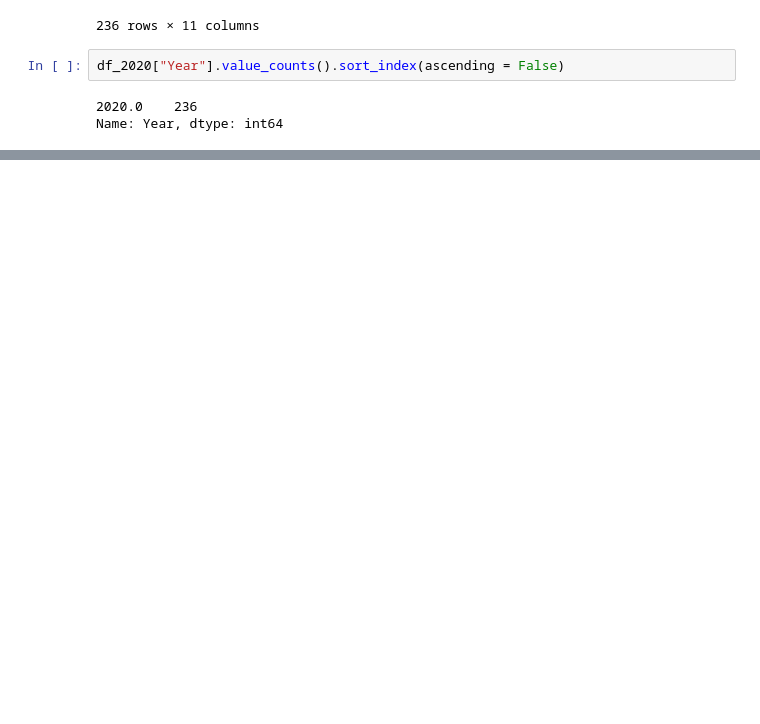
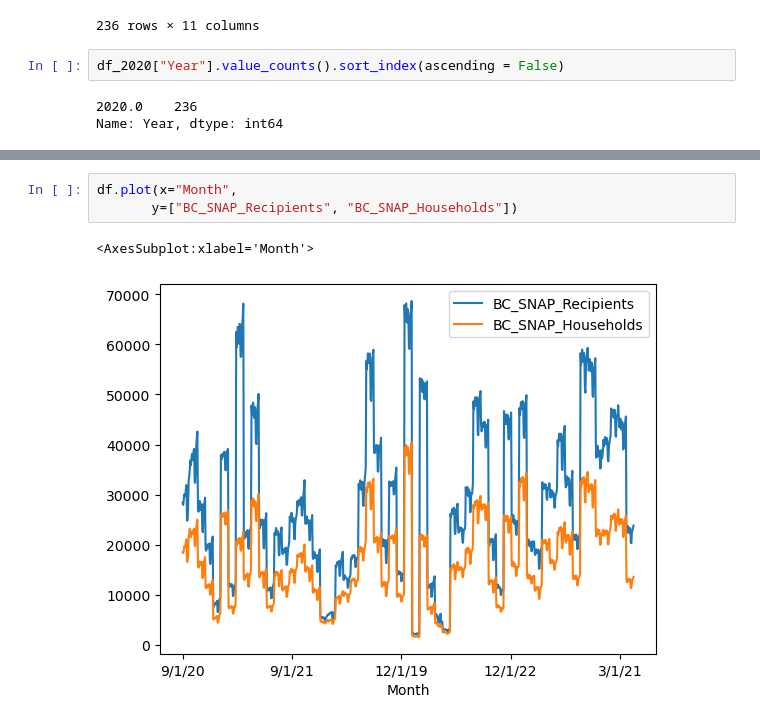
Before and after one commit to arubybonilla/2023-asam-benefits, a Jupyter notebook: 2023-asam-benefits-analysis-smail-bonilla.ipynb, the cells around one changed output, grey strips where cells are left out. Saved outputs shown, nothing was run; the diff lists cells and outputs as text; blank space fills up the shorter version.

```diff
--- a/2023-asam-benefits-analysis-smail-bonilla.ipynb
+++ b/2023-asam-benefits-analysis-smail-bonilla.ipynb
@@ -400,0 +419,6 @@ df.query("'Queens' == 'Borough' & Asian == 'BC_SNAP_Recipients'")
+# %%
+df.plot(x="Month",
+       y=["BC_SNAP_Recipients", "BC_SNAP_Households"])
+# %% [output]
+<AxesSubplot:xlabel='Month'>
+[figure, added]
```
Also changed, not shown: parts of 1 cell of this notebook.
